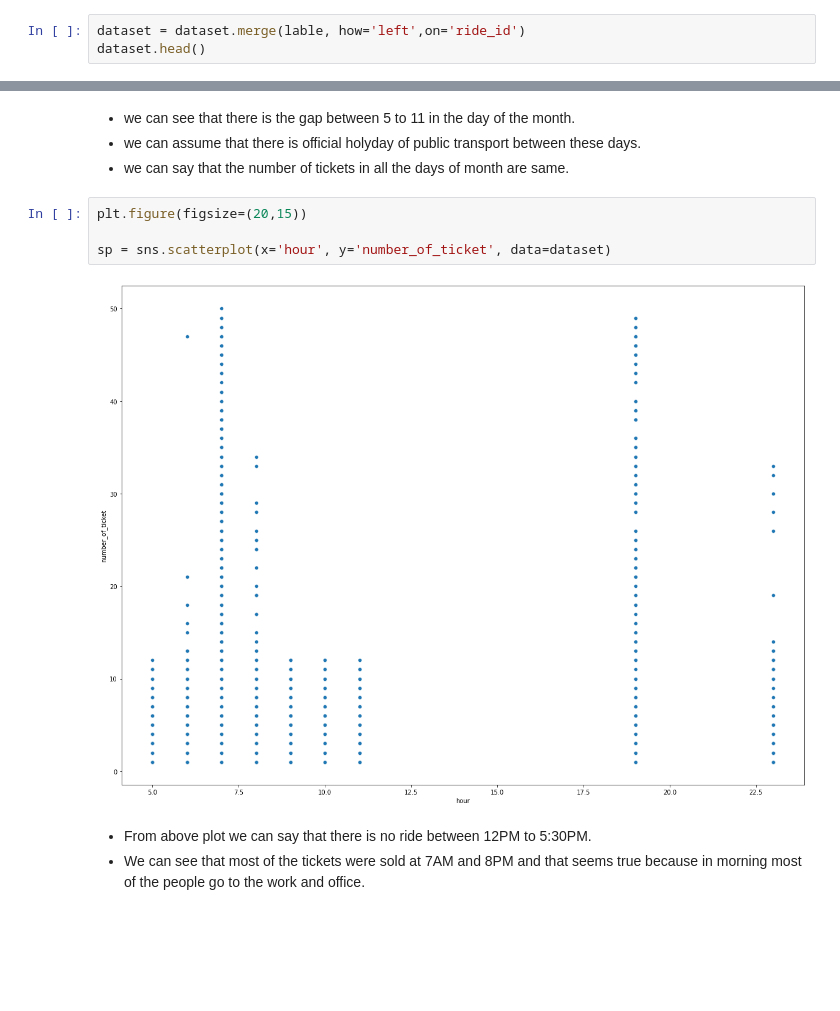
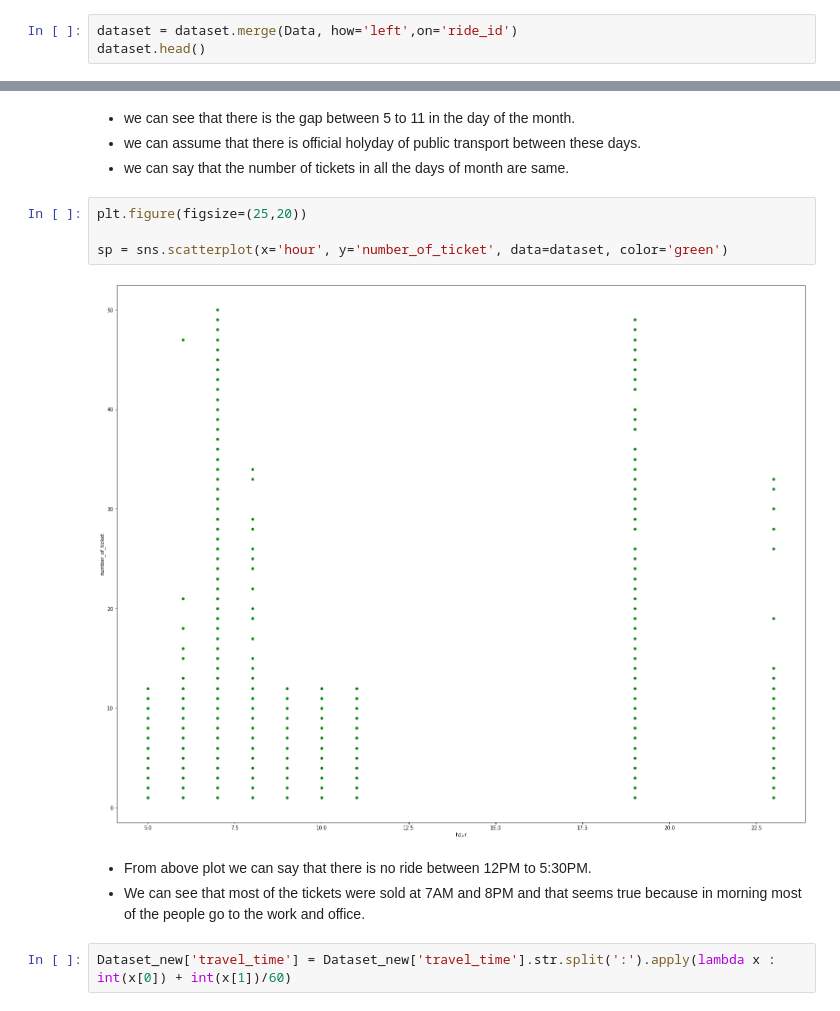
Before and after one commit to Yashwati-patel/Transport_Demand_Prediction, a Jupyter notebook: Final_Notebook_of_Transport_Demand_Prediction.ipynb, the cells around one changed output, grey strips where cells are left out. Drawn from its saved outputs; the diff is of its cells as text; blank space fills up the shorter version.

```diff
--- a/Final_Notebook_of_Transport_Demand_Prediction.ipynb
+++ b/Final_Notebook_of_Transport_Demand_Prediction.ipynb
@@ -249,6 +249,6 @@ dataset.shape
 # %% [markdown]
 Now let us merge two datasets on ride_id key to make the final dataset where we have dependent as well as independent variables too.
 # %%
-dataset = dataset.merge(lable, how='left',on='ride_id')
+dataset = dataset.merge(Data, how='left',on='ride_id')
 dataset.head()
 # %% [output]
@@ -323,13 +323,15 @@ sp = sns.scatterplot(x='day_of_month', y="number_of_ticket", data=dataset)
 * we can assume that there is official holyday of public transport between these days.
 * we can say that the number of tickets in all the days of month are same.
 # %%
-plt.figure(figsize=(20,15))
+plt.figure(figsize=(25,20))
 
-sp = sns.scatterplot(x='hour', y='number_of_ticket', data=dataset)
+sp = sns.scatterplot(x='hour', y='number_of_ticket', data=dataset, color='green')
 # %% [output]
-[figure, old version]
+[figure, new version]
 # %% [markdown]
 
 
 *  From above plot we can say that there is no ride between 12PM to 5:30PM.
 *  We can see that most of the tickets were sold at 7AM and 8PM and that seems true because in morning most of the people go to the work and office.
+# %%
+Dataset_new['travel_time'] = Dataset_new['travel_time'].str.split(':').apply(lambda x : int(x[0]) + int(x[1])/60)
```
Also changed, not shown: parts of 29 cells of this notebook.
